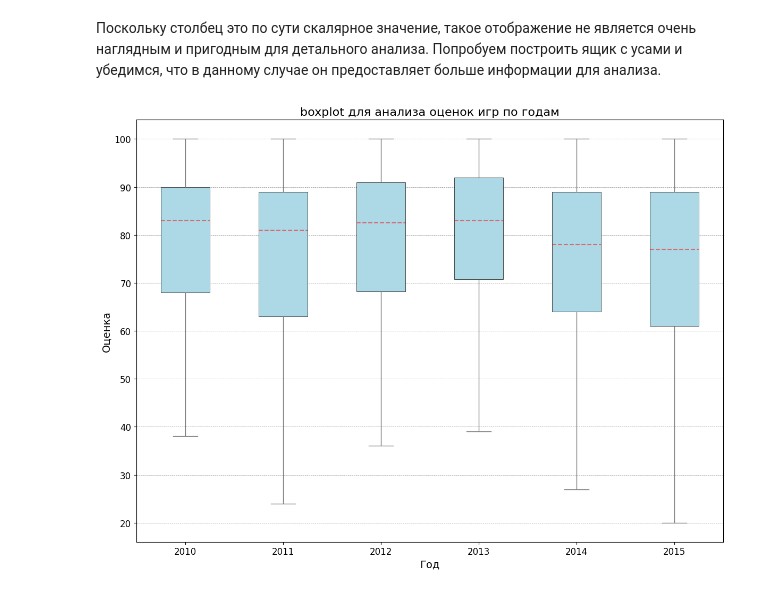
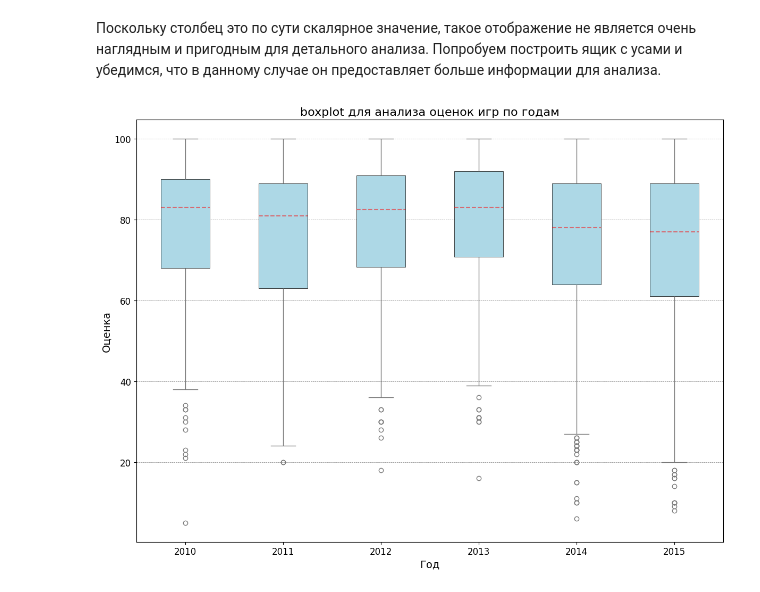
Before and after one commit to Korablinr54/Statistics, a Jupyter notebook: Взаимодействия между переменными.ipynb, the cells around one changed output. Cells and saved outputs as stored; diff of their text form; code cells hidden in the pictures.

```diff
--- a/Взаимодействия между переменными.ipynb
+++ b/Взаимодействия между переменными.ipynb
@@ -448,32 +448,32 @@ plt.figure(figsize = (12, 9))
 boxplot = sns.boxplot(x = 'year',
                       y = 'percent_positive',
                       width = 0.5,
                       data = filtered_games_2,
                       color = 'lightblue',
                       saturation = 0.5,
-                      showfliers = False,
+                      showfliers = True,
                       medianprops = {'color': 'red',
                                      'linewidth': 1.5,
                                      'linestyle': '--',
                                     'alpha' : 0.5},
                       boxprops = {'facecolor': 'lightblue',
                                   'edgecolor': 'black',
                                   'linewidth': 0.5}
 )
 
 # Подписи
 plt.xlabel('Год', size=14)
 plt.xticks(size=12)
 plt.ylabel('Оценка', size=14)
 plt.yticks(size=12)
 plt.title('boxplot для анализа оценок игр по годам', size=16)
 
 # grid
 plt.grid(axis='y', alpha=0.5, linestyle='--', color='black', linewidth=0.5)
 
 plt.tight_layout()
 plt.show()
 
 #overall_review               detailed_review
 # %% [output]
-[figure, old version]
+[figure, new version]
```
Also changed, not shown: parts of 1 cell of this notebook.
